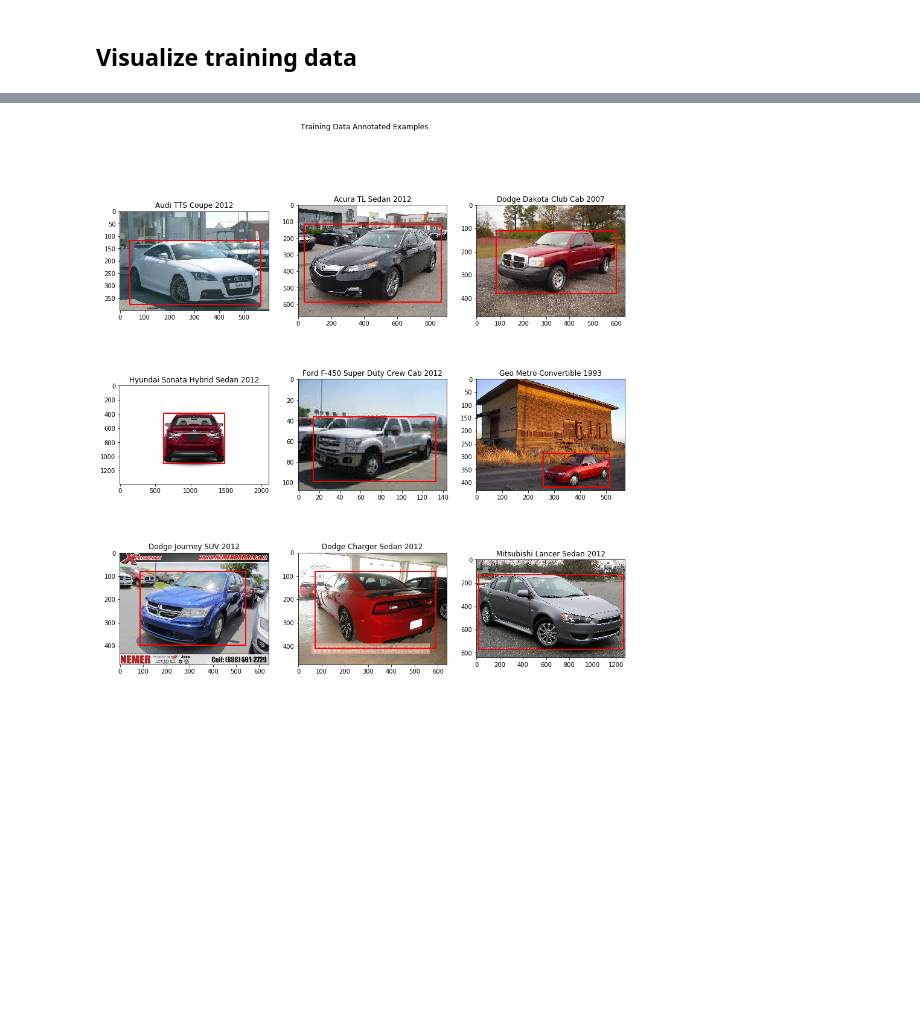
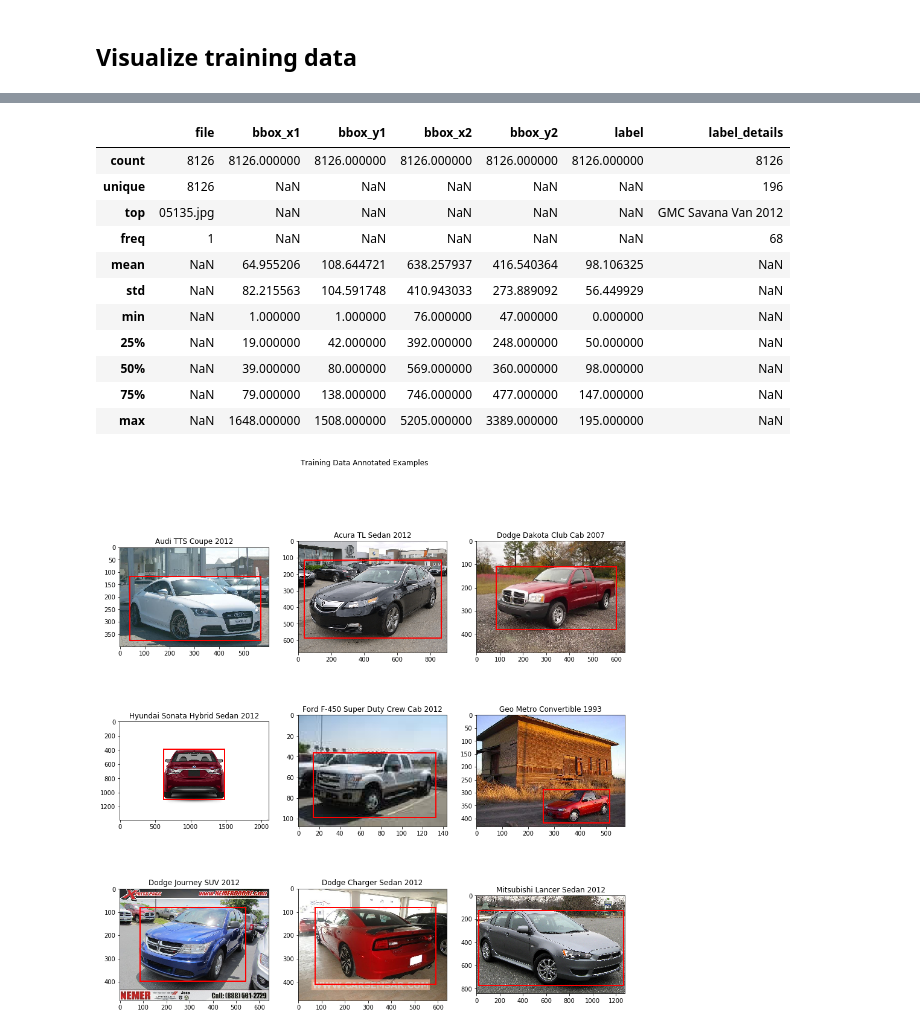
Before and after one commit to amoraru100/caltech-ee148-spring2020-project, a Jupyter notebook: Data Exploration.ipynb, the cells around one changed output, grey strips where cells are left out. Saved outputs shown, nothing was run; the diff lists cells and outputs as text; code cells hidden in the pictures; blank space fills up the shorter version.

Commit message:
Added scripts for preprocessing the data and running an initial ResNet model + cleaned up the Jupyter notebook

```diff
--- a/Data Exploration.ipynb
+++ b/Data Exploration.ipynb
@@ -51,3 +55,19 @@ train_annos['label_details'] = train_annos.apply(lambda row: label_details(row),
+# %%
+def rgb_images(data_path, df):
+    for i, row in df.iterrows():
+        file = row['file']
+        image = Image.open(data_path + file)
+        num_channel = len(image.split())
+        if (num_channel != 3):
+            df.loc[i, 'rgb'] = False
+        else:
+            df.loc[i, 'rgb'] = True
+    df = df[df.rgb == True]
+    df = df.drop('rgb', axis=1)
+    return df
+
+train_annos = rgb_images(train_path, train_annos)
+test_annos = rgb_images(test_path, test_annos)
 # %% [markdown]
 ## Save pre-processed data
 # %%
@@ -105,3 +122,18 @@ class CarsDataset(Dataset):
+# %%
+train_annos.describe(include='all')
+# %% [output]
+|  | file | bbox_x1 | bbox_y1 | bbox_x2 | bbox_y2 | label | label_details |
+| count | 8126 | 8126.000000 | 8126.000000 | 8126.000000 | 8126.000000 | 8126.000000 | 8126 |
+| unique | 8126 | NaN | NaN | NaN | NaN | NaN | 196 |
+| top | 05135.jpg | NaN | NaN | NaN | NaN | NaN | GMC Savana Van 2012 |
+| freq | 1 | NaN | NaN | NaN | NaN | NaN | 68 |
+| mean | NaN | 64.955206 | 108.644721 | 638.257937 | 416.540364 | 98.106325 | NaN |
+| std | NaN | 82.215563 | 104.591748 | 410.943033 | 273.889092 | 56.449929 | NaN |
+| min | NaN | 1.000000 | 1.000000 | 76.000000 | 47.000000 | 0.000000 | NaN |
+| 25% | NaN | 19.000000 | 42.000000 | 392.000000 | 248.000000 | 50.000000 | NaN |
+| 50% | NaN | 39.000000 | 80.000000 | 569.000000 | 360.000000 | 98.000000 | NaN |
+| 75% | NaN | 79.000000 | 138.000000 | 746.000000 | 477.000000 | 147.000000 | NaN |
+| max | NaN | 1648.000000 | 1508.000000 | 5205.000000 | 3389.000000 | 195.000000 | NaN |
 # %%
 cars_data_train = CarsDataset('train_annos_cleaned.csv', train_path)
 
```
Also changed, not shown: parts of 12 cells of this notebook, 2 other files.
